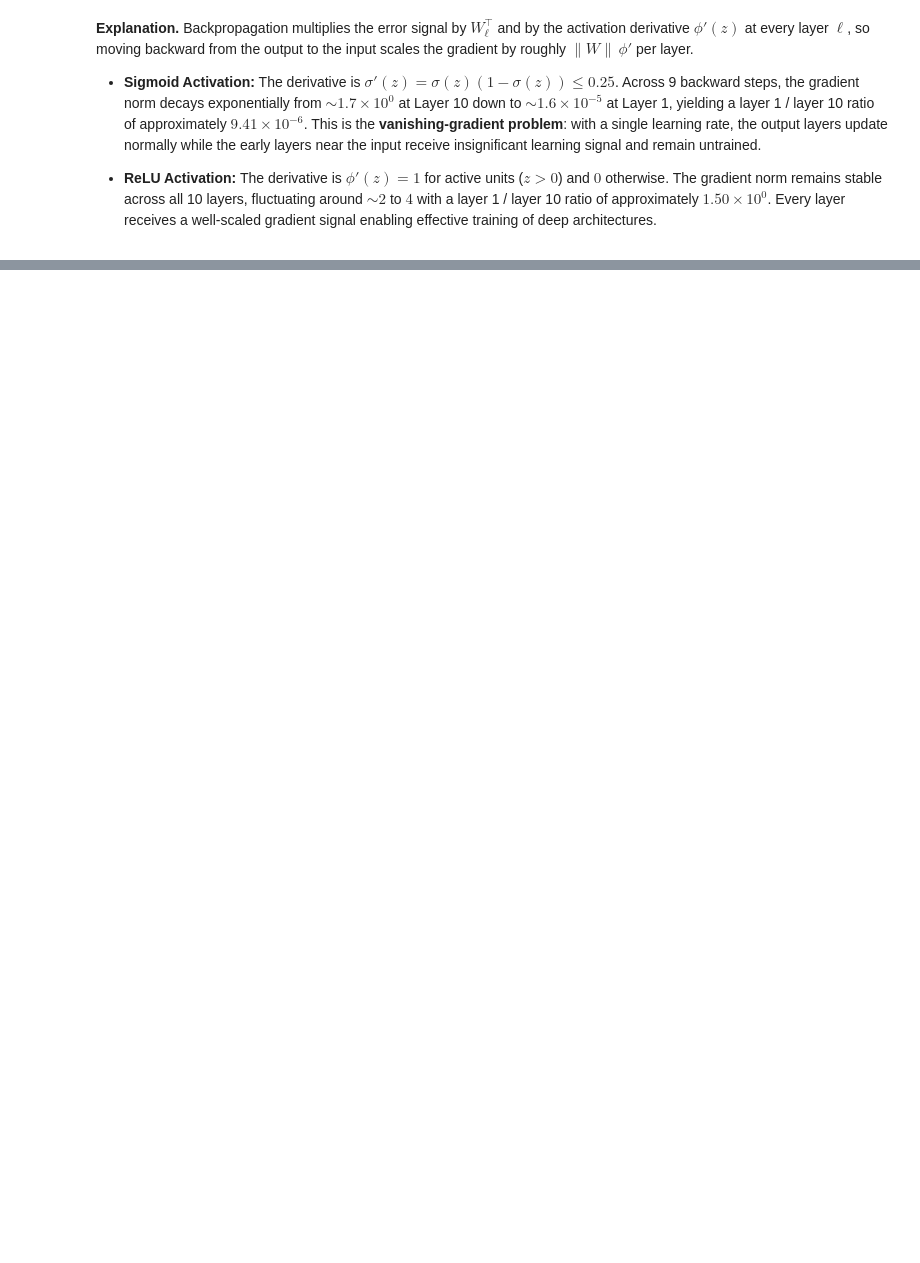
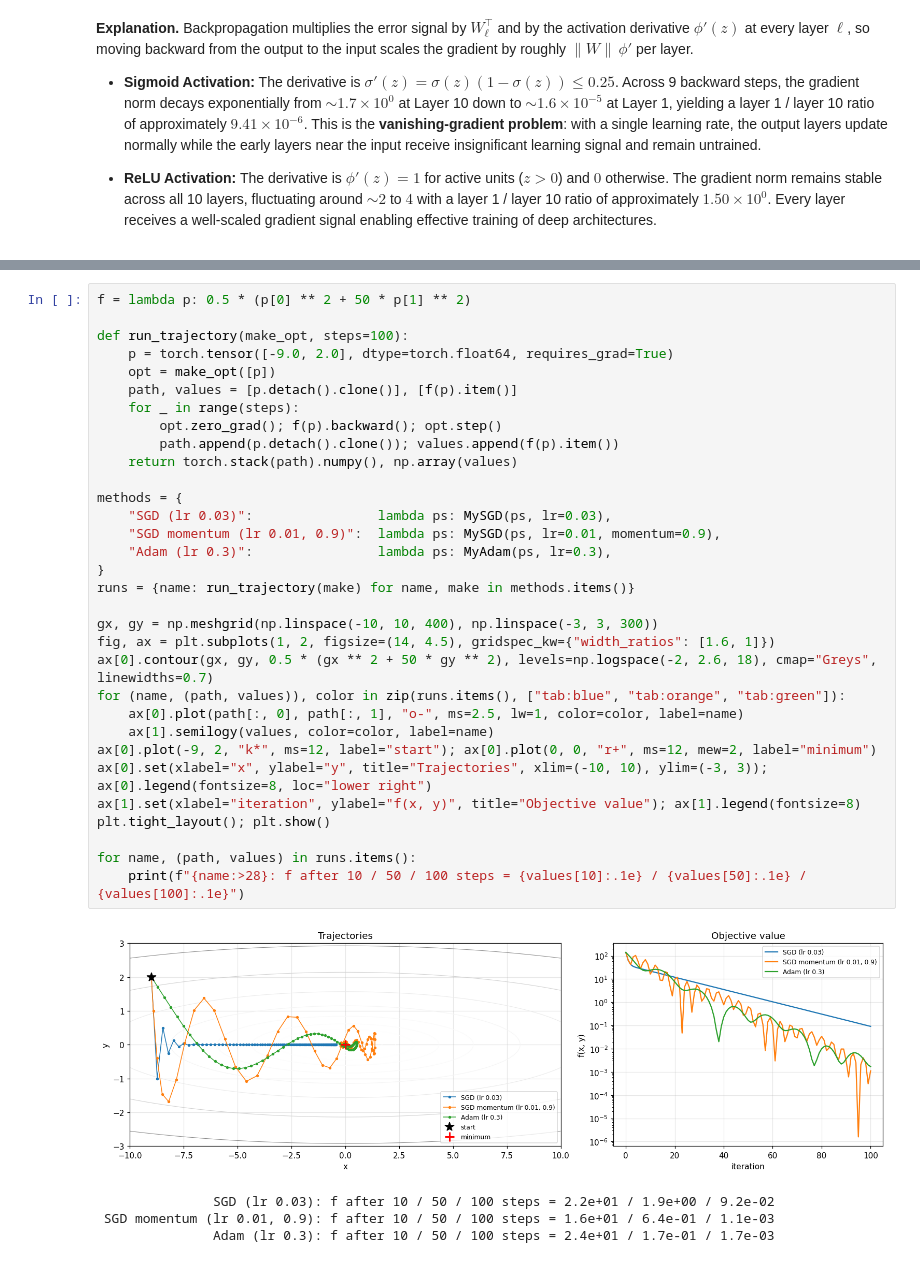
Before and after one commit to pasindudarshana/EN4554-Assignment-2-on-CNNs, a Jupyter notebook: EN4554_Assignment_2_on_CNNs.ipynb, the cells around one changed output, grey strips where cells are left out. Drawn from its saved outputs; the diff is of its cells as text; blank space fills up the shorter version.

```diff
--- a/EN4554_Assignment_2_on_CNNs.ipynb
+++ b/EN4554_Assignment_2_on_CNNs.ipynb
@@ -309,0 +505,37 @@ for a in norms:
+# %%
+f = lambda p: 0.5 * (p[0] ** 2 + 50 * p[1] ** 2)
+
+def run_trajectory(make_opt, steps=100):
+    p = torch.tensor([-9.0, 2.0], dtype=torch.float64, requires_grad=True)
+    opt = make_opt([p])
+    path, values = [p.detach().clone()], [f(p).item()]
+    for _ in range(steps):
+        opt.zero_grad(); f(p).backward(); opt.step()
+        path.append(p.detach().clone()); values.append(f(p).item())
+    return torch.stack(path).numpy(), np.array(values)
+
+methods = {
+    "SGD (lr 0.03)":                lambda ps: MySGD(ps, lr=0.03),
+    "SGD momentum (lr 0.01, 0.9)":  lambda ps: MySGD(ps, lr=0.01, momentum=0.9),
+    "Adam (lr 0.3)":                lambda ps: MyAdam(ps, lr=0.3),
+}
+runs = {name: run_trajectory(make) for name, make in methods.items()}
+
+gx, gy = np.meshgrid(np.linspace(-10, 10, 400), np.linspace(-3, 3, 300))
+fig, ax = plt.subplots(1, 2, figsize=(14, 4.5), gridspec_kw={"width_ratios": [1.6, 1]})
+ax[0].contour(gx, gy, 0.5 * (gx ** 2 + 50 * gy ** 2), levels=np.logspace(-2, 2.6, 18), cmap="Greys", linewidths=0.7)
+for (name, (path, values)), color in zip(runs.items(), ["tab:blue", "tab:orange", "tab:green"]):
+    ax[0].plot(path[:, 0], path[:, 1], "o-", ms=2.5, lw=1, color=color, label=name)
+    ax[1].semilogy(values, color=color, label=name)
+ax[0].plot(-9, 2, "k*", ms=12, label="start"); ax[0].plot(0, 0, "r+", ms=12, mew=2, label="minimum")
+ax[0].set(xlabel="x", ylabel="y", title="Trajectories", xlim=(-10, 10), ylim=(-3, 3)); ax[0].legend(fontsize=8, loc="lower right")
+ax[1].set(xlabel="iteration", ylabel="f(x, y)", title="Objective value"); ax[1].legend(fontsize=8)
+plt.tight_layout(); plt.show()
+
+for name, (path, values) in runs.items():
+    print(f"{name:>28}: f after 10 / 50 / 100 steps = {values[10]:.1e} / {values[50]:.1e} / {values[100]:.1e}")
+# %% [output]
+[figure, added]
+               SGD (lr 0.03): f after 10 / 50 / 100 steps = 2.2e+01 / 1.9e+00 / 9.2e-02
+ SGD momentum (lr 0.01, 0.9): f after 10 / 50 / 100 steps = 1.6e+01 / 6.4e-01 / 1.1e-03
+               Adam (lr 0.3): f after 10 / 50 / 100 steps = 2.4e+01 / 1.7e-01 / 1.7e-03
```
Also changed, not shown: parts of 16 cells of this notebook.
